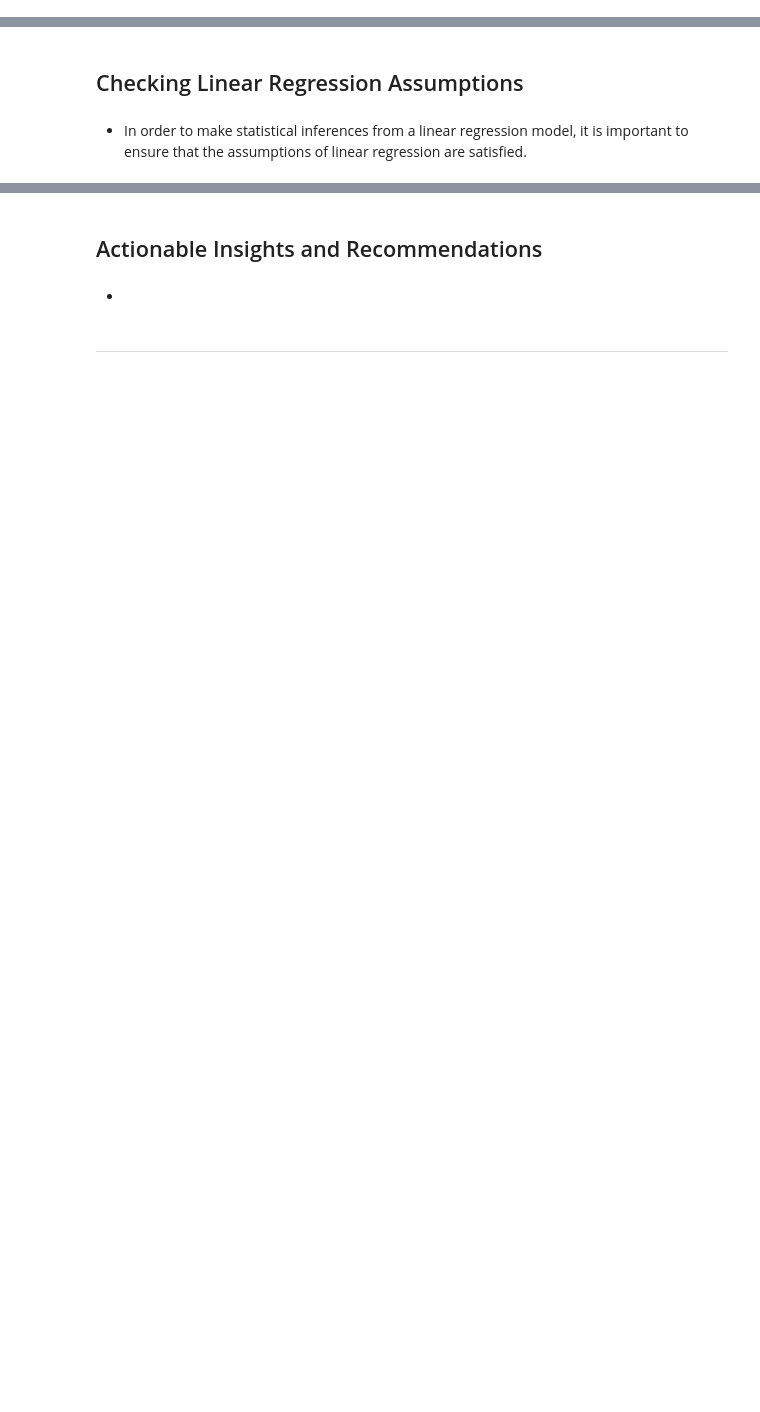
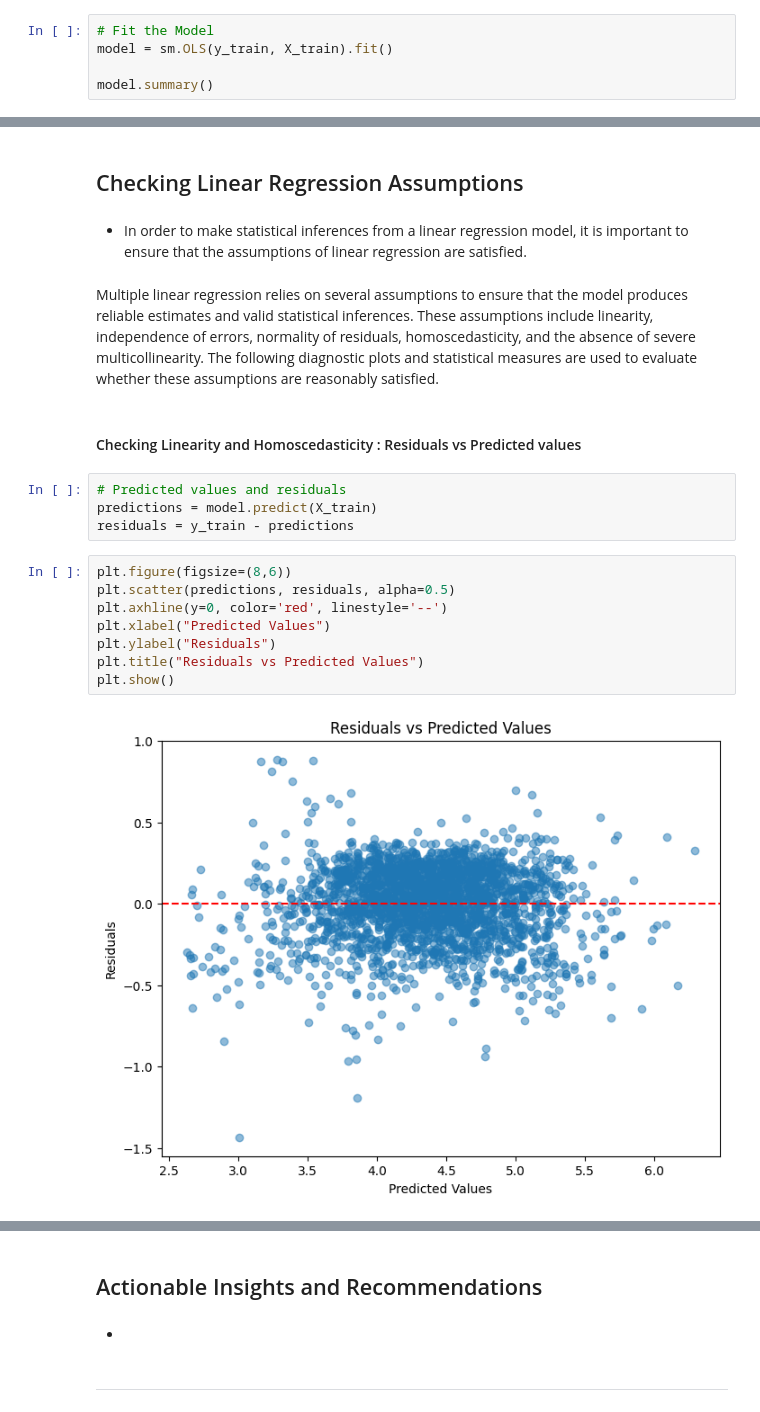
Before and after one commit to Irene-coder-dot/Recell-Refurbished-smartphones, a Jupyter notebook: ReCell_Project_Learner_Notebook_FullCode.ipynb, the cells around one changed output, grey strips where cells are left out. Cells and saved outputs as stored; diff of their text form; blank space fills up the shorter version.

Commit message:
build linear regression model and check assumptions (linearity, homoscedasticity, normality, multicollinearity)

```diff
--- a/ReCell_Project_Learner_Notebook_FullCode.ipynb
+++ b/ReCell_Project_Learner_Notebook_FullCode.ipynb
@@ -765,2 +784,7 @@ The binary 4g and 5g variables were verified and converted to numeric format to
 # %% [markdown]
 ## Model Building - Linear Regression
+# %%
+# Fit the Model
+model = sm.OLS(y_train, X_train).fit()
+
+model.summary()
@@ -770,3 +892,21 @@ The binary 4g and 5g variables were verified and converted to numeric format to
 ## Checking Linear Regression Assumptions
 # %% [markdown]
 - In order to make statistical inferences from a linear regression model, it is important to ensure that the assumptions of linear regression are satisfied.
+# %% [markdown]
+Multiple linear regression relies on several assumptions to ensure that the model produces reliable estimates and valid statistical inferences. These assumptions include linearity, independence of errors, normality of residuals, homoscedasticity, and the absence of severe multicollinearity. The following diagnostic plots and statistical measures are used to evaluate whether these assumptions are reasonably satisfied.
+# %% [markdown]
+#### Checking Linearity and Homoscedasticity : Residuals  vs Predicted values
+# %%
+# Predicted values and residuals
+predictions = model.predict(X_train)
+residuals = y_train - predictions
+# %%
+plt.figure(figsize=(8,6))
+plt.scatter(predictions, residuals, alpha=0.5)
+plt.axhline(y=0, color='red', linestyle='--')
+plt.xlabel("Predicted Values")
+plt.ylabel("Residuals")
+plt.title("Residuals vs Predicted Values")
+plt.show()
+# %% [output]
+[figure, added]
```
Also changed, not shown: parts of 41 cells of this notebook.
